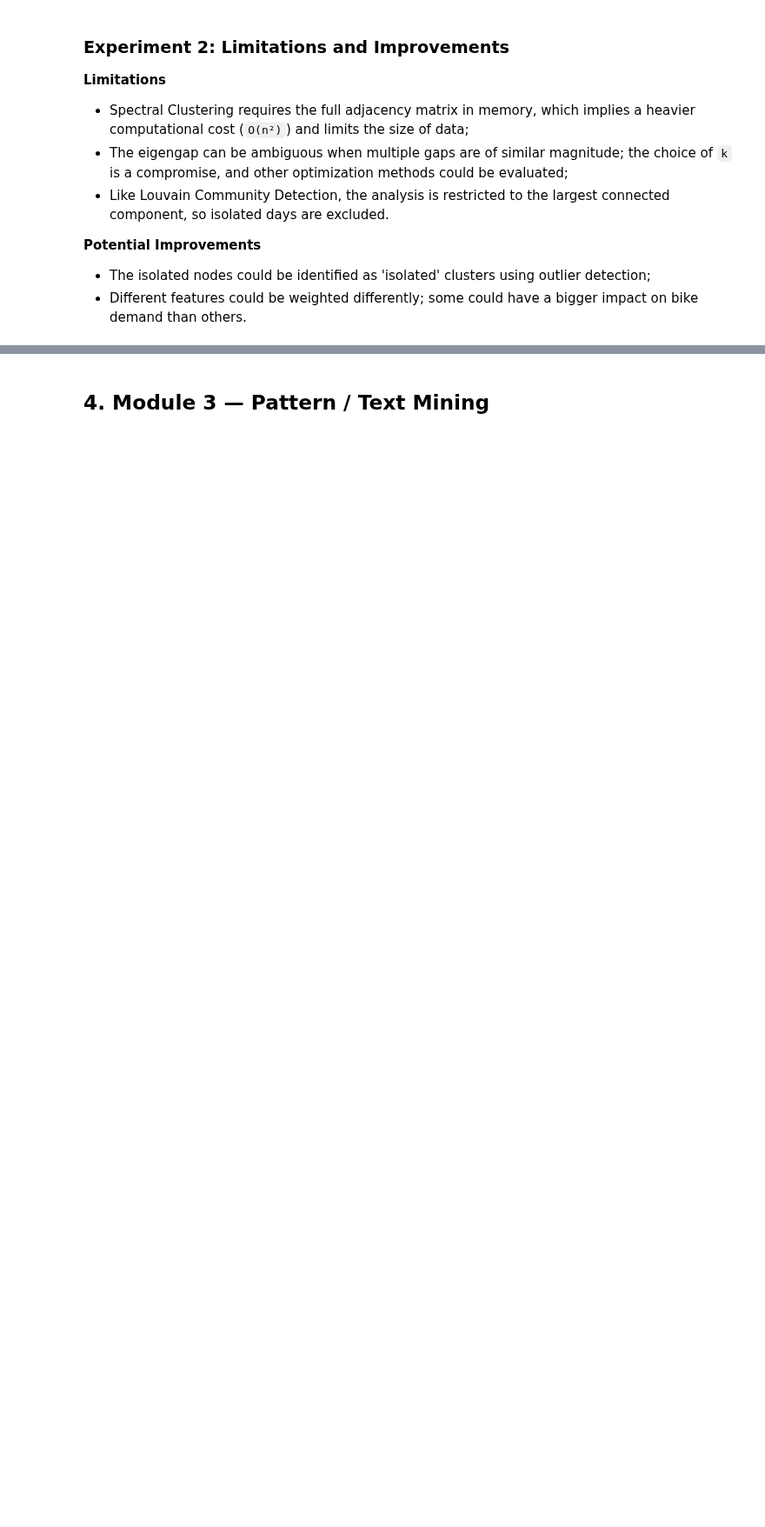
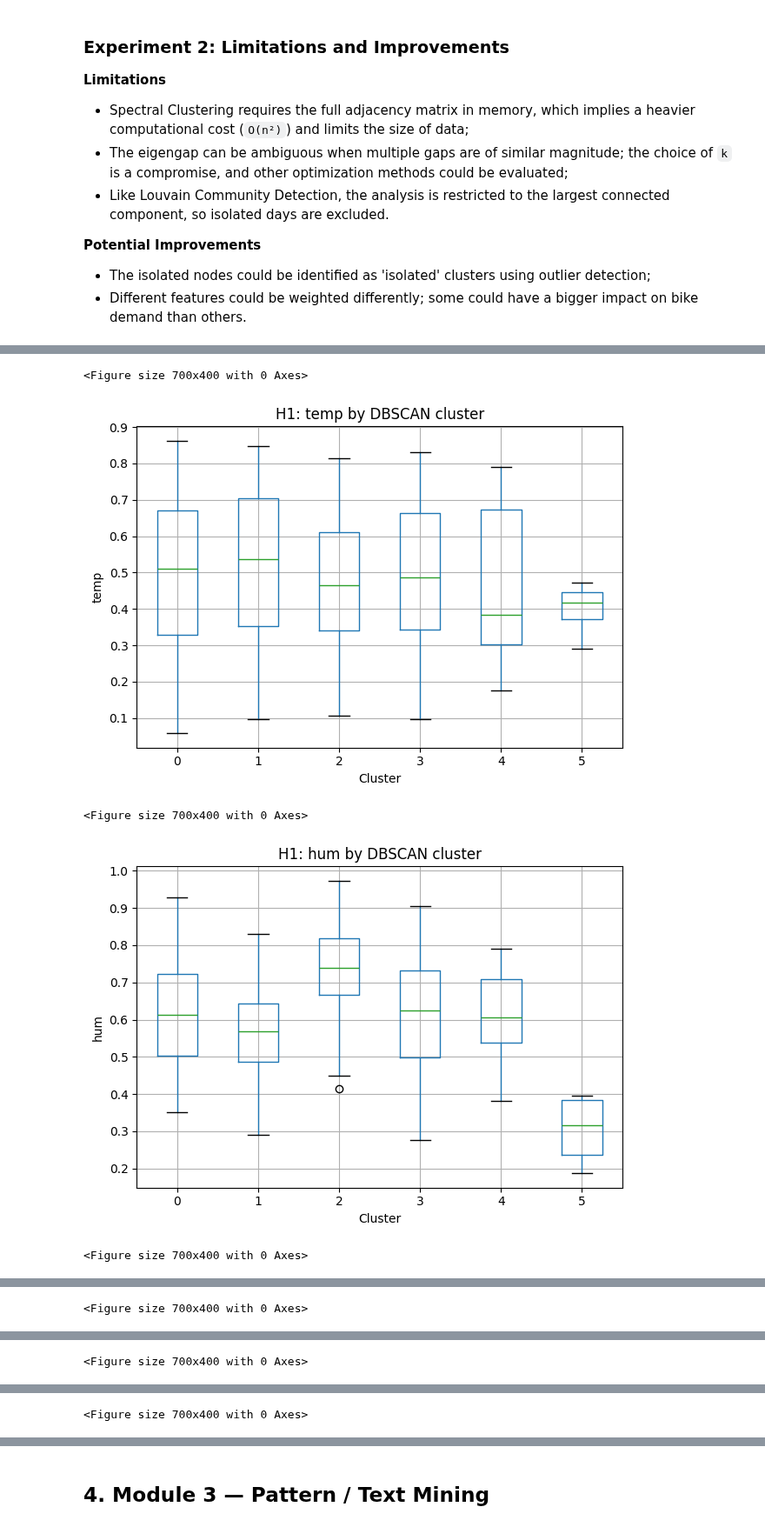
Before and after one commit to kraack-tech/DM_AU_project_group_16, a Jupyter notebook: Group16_Checkpoint3.ipynb, the cells around one changed output, grey strips where cells are left out. Shown at 87% size. Cells and saved outputs as stored; diff of their text form; code cells hidden in the pictures; blank space fills up the shorter version.

Commit message:
Update Group16_Checkpoint3.ipynb
- rewrite task description
- add missing conclusion and  experiment 3 of module 2 (graph)

```diff
--- a/Group16_Checkpoint3.ipynb
+++ b/Group16_Checkpoint3.ipynb
@@ -1106,0 +1429,7 @@ The findings shows that graph mining is useful for bike-demand analysis because
+# %%
+dbscan_df = data_day.loc[node_list].copy()
+dbscan_df["db_cluster"] = db_labels
+
+print("Cluster counts:")
+print(dbscan_df["db_cluster"].value_counts().sort_index())
+display(dbscan_df.head())
@@ -1106,0 +1461,27 @@ The findings shows that graph mining is useful for bike-demand analysis because
+# %%
+context_features = [
+    "temp",
+    "hum",
+    "windspeed",
+    "weathersit",
+    "season",
+    "workingday",
+    "holiday",
+    "weekday"
+]
+
+for col in context_features:
+    plt.figure(figsize=(7, 4))
+    dbscan_core.boxplot(column=col, by="db_cluster")
+    plt.title(f"H1: {col} by DBSCAN cluster")
+    plt.suptitle("")
+    plt.xlabel("Cluster")
+    plt.ylabel(col)
+    plt.tight_layout()
+    plt.show()
+# %% [output]
+<Figure size 700x400 with 0 Axes>
+[figure, added]
+<Figure size 700x400 with 0 Axes>
+[figure, added]
+<Figure size 700x400 with 0 Axes>
@@ -1106,0 +1489 @@ The findings shows that graph mining is useful for bike-demand analysis because
+<Figure size 700x400 with 0 Axes>
@@ -1106,0 +1491 @@ The findings shows that graph mining is useful for bike-demand analysis because
+<Figure size 700x400 with 0 Axes>
@@ -1106,0 +1493 @@ The findings shows that graph mining is useful for bike-demand analysis because
+<Figure size 700x400 with 0 Axes>
```
Also changed, not shown: parts of 27 cells of this notebook.
